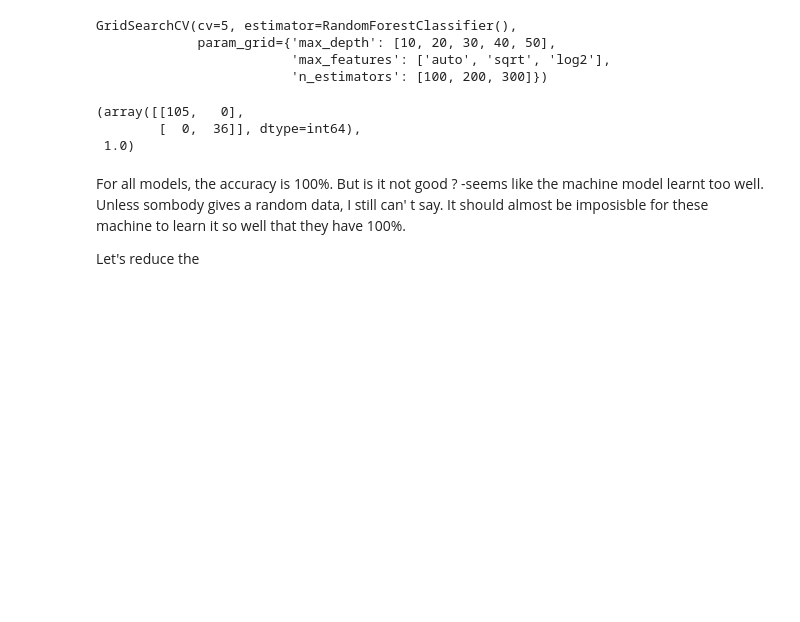
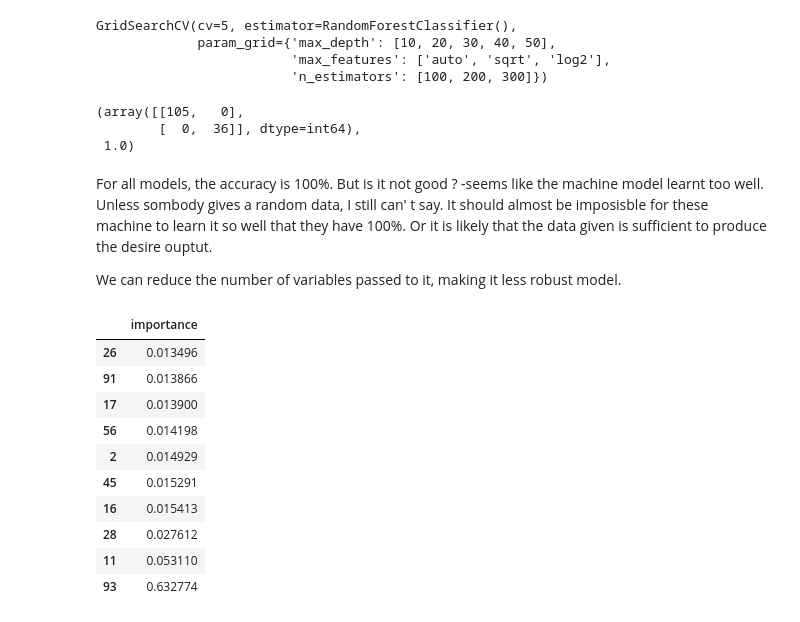
Before and after one commit to Sujan-Bhattarai12/autism_screening, a Jupyter notebook: analysis.ipynb, the cells around one changed output. Cells and saved outputs as stored; diff of their text form; code cells hidden in the pictures; blank space fills up the shorter version.

```diff
--- a/analysis.ipynb
+++ b/analysis.ipynb
@@ -257,6 +256,27 @@ confusion_matrix_random_forest, accuracy
 # %% [markdown]
 For all models, the accuracy is 100%. But is it not good ?
 -seems like the machine model learnt too well. Unless sombody gives a random data, I still can' t say. It should almost be imposisble for these
-machine to learn it so well that they have 100%.
+machine to learn it so well that they have 100%. Or it is likely that the data given is sufficient to produce the desire ouptut.
 
-Let's reduce the
+We can reduce the number of variables passed to it, making it less robust model.
+# %%
+#plot importance of features in the random forest model
+feature_importances = grid_search.best_estimator_.feature_importances_
+feature_importances_df = pd.DataFrame(feature_importances, index=X.columns,
+                                      columns=["importance"]).sort_values("importance", ascending=False)
+
+#filter the top 10 features
+top_10_features = feature_importances_df.head(10).sort_values("importance", ascending=True)
+top_10_features
+# %% [output]
+|  | importance |
+| 26 | 0.013496 |
+| 91 | 0.013866 |
+| 17 | 0.013900 |
+| 56 | 0.014198 |
+| 2 | 0.014929 |
+| 45 | 0.015291 |
+| 16 | 0.015413 |
+| 28 | 0.027612 |
+| 11 | 0.053110 |
+| 93 | 0.632774 |
```
Also changed, not shown: parts of 15 cells of this notebook.
